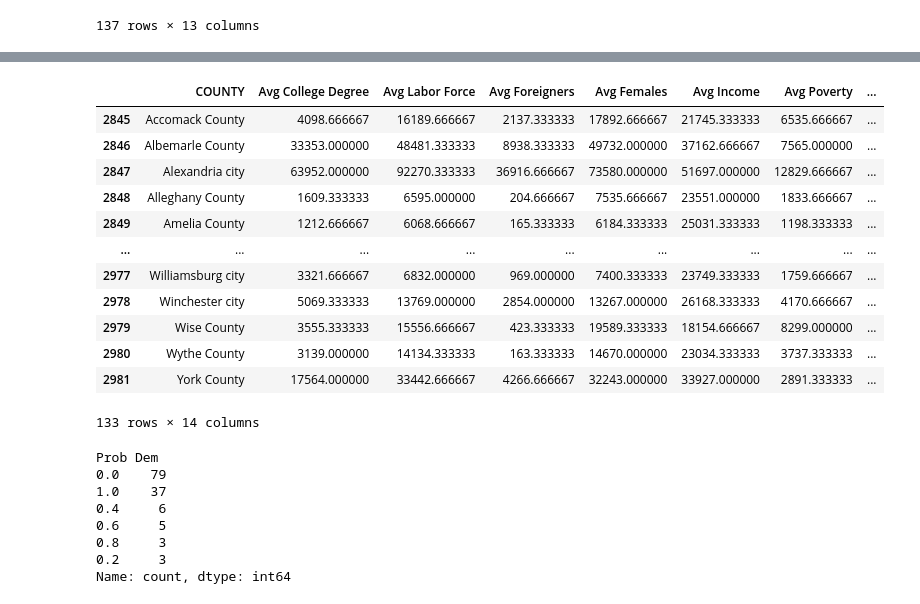
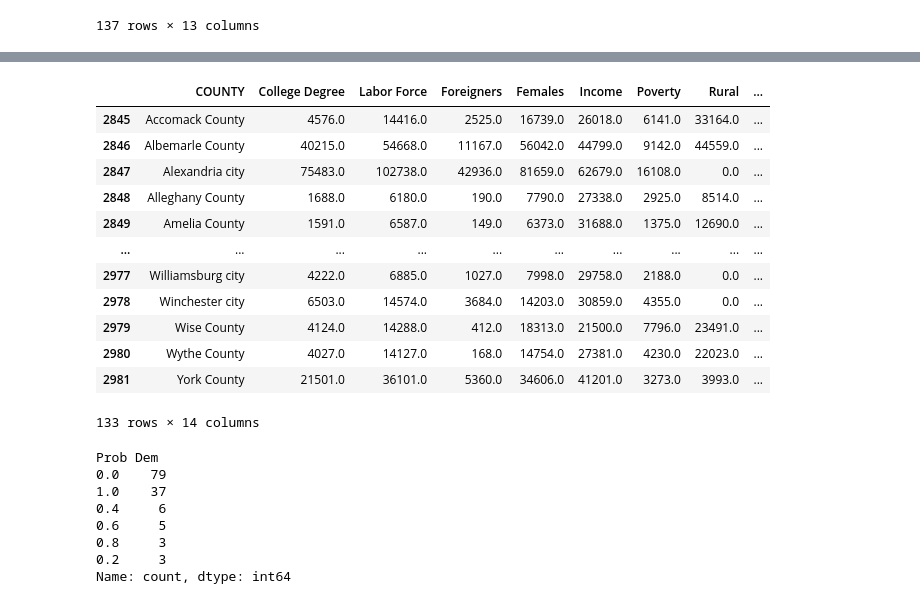
Before and after one commit to gsilver321/project_voting, a Jupyter notebook: voting_cleaning.ipynb, the cells around one changed output, grey strips where cells are left out. Saved outputs shown, nothing was run; the diff lists cells and outputs as text; code cells hidden in the pictures.

```diff
--- a/voting_cleaning.ipynb
+++ b/voting_cleaning.ipynb
@@ -89,0 +183,16 @@ winners_2020.to_csv("df_train.csv", index=False)
+# %%
+print('----------- Pre-cleaning | 2020 data null counts')
+for v in df_2020.columns:
+   print(v, sum(df_2020[v].isnull()))
+
+print('\n', df_2020.head(), '\n')
+
+for v in df_2020.columns: # loop through each var
+  if v == "COUNTY": continue # skip categorical var
+  df_2020[v] = df_2020[v].fillna(np.nanmedian(df_2020[v])) # fill nan with median for that column. Using median omits outliers
+
+print('----------- Post-cleaning | 2020 data null counts')
+for v in df_2020.columns:
+  print(v, sum(df_2020[v].isnull()))
+
+print('\n', df_2020.head())
@@ -218,47 +345,52 @@ Avg AAPI 2
 # %%
 df_win["encode_dem"] = df_win["winner"].apply(lambda x: 1 if x == "DEMOCRAT" else 0)
 temp_df = df_win.loc[df_win["year"] != 2020] # exclude 2020 from probability since training on 2020. Add 2020 prob into test data later
 
 temp_df = temp_df.loc[:, ["county", "encode_dem"]].groupby("county").mean() # excludes 2020 prob
 temp_df2 = df_win.loc[:, ["county", "encode_dem"]].groupby("county").mean() # includes 2020 prob
 
 missing_counties = []
 for v in temp_df2.index:
   if v not in temp_df.index: # make counties same as 2020
     missing_counties.append(v)
 
 index = list(temp_df.index) + missing_counties
 temp_df = temp_df.reindex(index)
 
 for v in temp_df.index:
-  if v.lower() not in [x.lower().replace("county", "").strip() for x in df_avg["COUNTY"]]:
+  if v.lower() not in [x.lower().replace("county", "").strip() for x in df_2020["COUNTY"]]:
     temp_df = temp_df.drop(v)
 
   if "city" not in v.lower():
     temp_df = temp_df.rename(index={v: v + " COUNTY"})
 
 # remove counties not in map data (i.e. make counties same as ones in shapefile)
+df_2020 = df_2020[df_2020["COUNTY"] != "Bedford city"]
+df_2020 = df_2020[df_2020["COUNTY"] != "Nansemond County"]
+df_2020 = df_2020[df_2020["COUNTY"] != "South Boston City"]
+df_2020 = df_2020[df_2020["COUNTY"] != "Clifton Forge City"]
+
 df_avg = df_avg[df_avg["COUNTY"] != "Bedford city"]
 df_avg = df_avg[df_avg["COUNTY"] != "Nansemond County"]
 df_avg = df_avg[df_avg["COUNTY"] != "South Boston City"]
 df_avg = df_avg[df_avg["COUNTY"] != "Clifton Forge City"]
 
 temp_df[temp_df.isnull()] = temp_df2 # give 2020 democrat chance for missing counties
 
-df_avg["Prob Dem"] = temp_df["encode_dem"].values
-df_avg
+df_2020["Prob Dem"] = temp_df["encode_dem"].values
+df_2020
 # %% [output]
-|  | COUNTY | Avg College Degree | Avg Labor Force | Avg Foreigners | Avg Females | Avg Income | Avg Poverty | ... |
-| 2845 | Accomack County | 4098.666667 | 16189.666667 | 2137.333333 | 17892.666667 | 21745.333333 | 6535.666667 | ... |
-| 2846 | Albemarle County | 33353.000000 | 48481.333333 | 8938.333333 | 49732.000000 | 37162.666667 | 7565.000000 | ... |
-| 2847 | Alexandria city | 63952.000000 | 92270.333333 | 36916.666667 | 73580.000000 | 51697.000000 | 12829.666667 | ... |
-| 2848 | Alleghany County | 1609.333333 | 6595.000000 | 204.666667 | 7535.666667 | 23551.000000 | 1833.666667 | ... |
-| 2849 | Amelia County | 1212.666667 | 6068.666667 | 165.333333 | 6184.333333 | 25031.333333 | 1198.333333 | ... |
-| ... | ... | ... | ... | ... | ... | ... | ... | ... |
-| 2977 | Williamsburg city | 3321.666667 | 6832.000000 | 969.000000 | 7400.333333 | 23749.333333 | 1759.666667 | ... |
-| 2978 | Winchester city | 5069.333333 | 13769.000000 | 2854.000000 | 13267.000000 | 26168.333333 | 4170.666667 | ... |
-| 2979 | Wise County | 3555.333333 | 15556.666667 | 423.333333 | 19589.333333 | 18154.666667 | 8299.000000 | ... |
-| 2980 | Wythe County | 3139.000000 | 14134.333333 | 163.333333 | 14670.000000 | 23034.333333 | 3737.333333 | ... |
-| 2981 | York County | 17564.000000 | 33442.666667 | 4266.666667 | 32243.000000 | 33927.000000 | 2891.333333 | ... |
+|  | COUNTY | College Degree | Labor Force | Foreigners | Females | Income | Poverty | Rural | ... |
+| 2845 | Accomack County | 4576.0 | 14416.0 | 2525.0 | 16739.0 | 26018.0 | 6141.0 | 33164.0 | ... |
+| 2846 | Albemarle County | 40215.0 | 54668.0 | 11167.0 | 56042.0 | 44799.0 | 9142.0 | 44559.0 | ... |
+| 2847 | Alexandria city | 75483.0 | 102738.0 | 42936.0 | 81659.0 | 62679.0 | 16108.0 | 0.0 | ... |
+| 2848 | Alleghany County | 1688.0 | 6180.0 | 190.0 | 7790.0 | 27338.0 | 2925.0 | 8514.0 | ... |
+| 2849 | Amelia County | 1591.0 | 6587.0 | 149.0 | 6373.0 | 31688.0 | 1375.0 | 12690.0 | ... |
+| ... | ... | ... | ... | ... | ... | ... | ... | ... | ... |
+| 2977 | Williamsburg city | 4222.0 | 6885.0 | 1027.0 | 7998.0 | 29758.0 | 2188.0 | 0.0 | ... |
+| 2978 | Winchester city | 6503.0 | 14574.0 | 3684.0 | 14203.0 | 30859.0 | 4355.0 | 0.0 | ... |
+| 2979 | Wise County | 4124.0 | 14288.0 | 412.0 | 18313.0 | 21500.0 | 7796.0 | 23491.0 | ... |
+| 2980 | Wythe County | 4027.0 | 14127.0 | 168.0 | 14754.0 | 27381.0 | 4230.0 | 22023.0 | ... |
+| 2981 | York County | 21501.0 | 36101.0 | 5360.0 | 34606.0 | 41201.0 | 3273.0 | 3993.0 | ... |
 133 rows × 14 columns
 # %%
```
Also changed, not shown: parts of 5 cells of this notebook.
